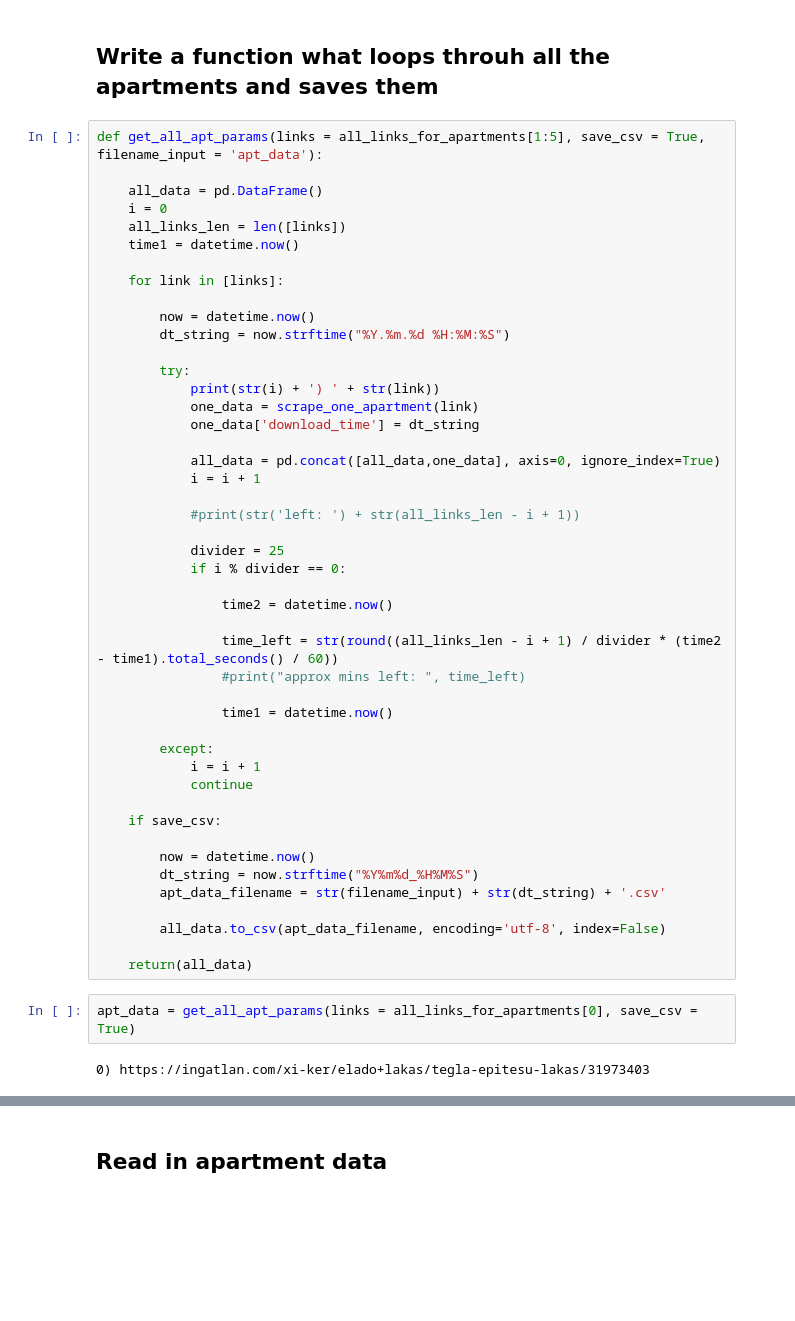
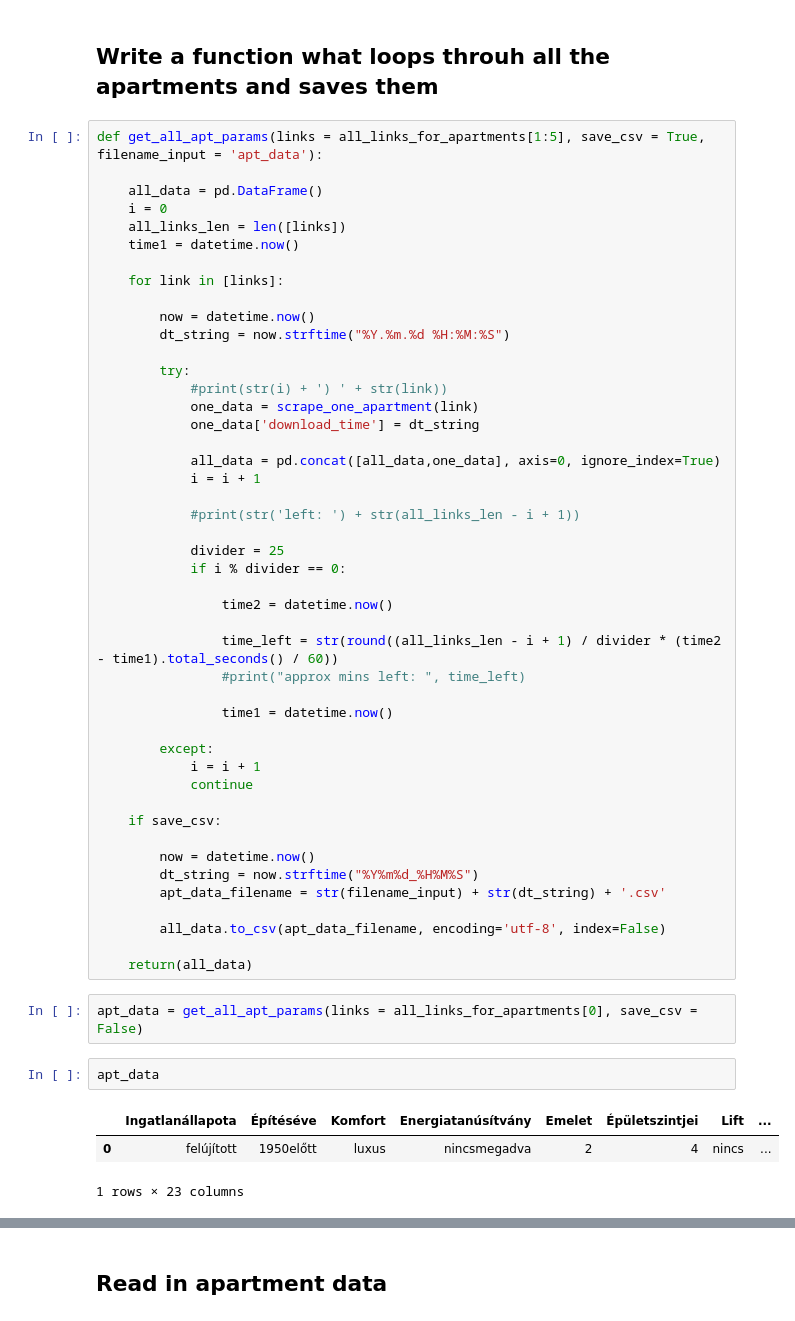
Before and after one commit to krinya/ingatlan, a Jupyter notebook: ingaltanpc.ipynb, the cells around one changed output, grey strips where cells are left out. Cells and saved outputs as stored; diff of their text form; blank space fills up the shorter version.

```diff
--- a/ingaltanpc.ipynb
+++ b/ingaltanpc.ipynb
@@ -284,7 +299,7 @@ def get_all_apt_params(links = all_links_for_apartments[1:5], save_csv = True, f
         dt_string = now.strftime("%Y.%m.%d %H:%M:%S")
 
         try:
-            print(str(i) + ') ' + str(link))
+            #print(str(i) + ') ' + str(link))
             one_data = scrape_one_apartment(link)
             one_data['download_time'] = dt_string
 
@@ -317,7 +332,11 @@ def get_all_apt_params(links = all_links_for_apartments[1:5], save_csv = True, f
 
     return(all_data)
 # %%
-apt_data = get_all_apt_params(links = all_links_for_apartments[0], save_csv = True)
+apt_data = get_all_apt_params(links = all_links_for_apartments[0], save_csv = False)
-# %% [output]
-0) https://ingatlan.com/xi-ker/elado+lakas/tegla-epitesu-lakas/31973403
+# %%
+apt_data
+# %% [output]
+|  | Ingatlanállapota | Építéséve | Komfort | Energiatanúsítvány | Emelet | Épületszintjei | Lift | ... |
+| 0 | felújított | 1950előtt | luxus | nincsmegadva | 2 | 4 | nincs | ... |
+1 rows × 23 columns
 # %% [markdown]
```
Also changed, not shown: parts of 20 cells of this notebook.
